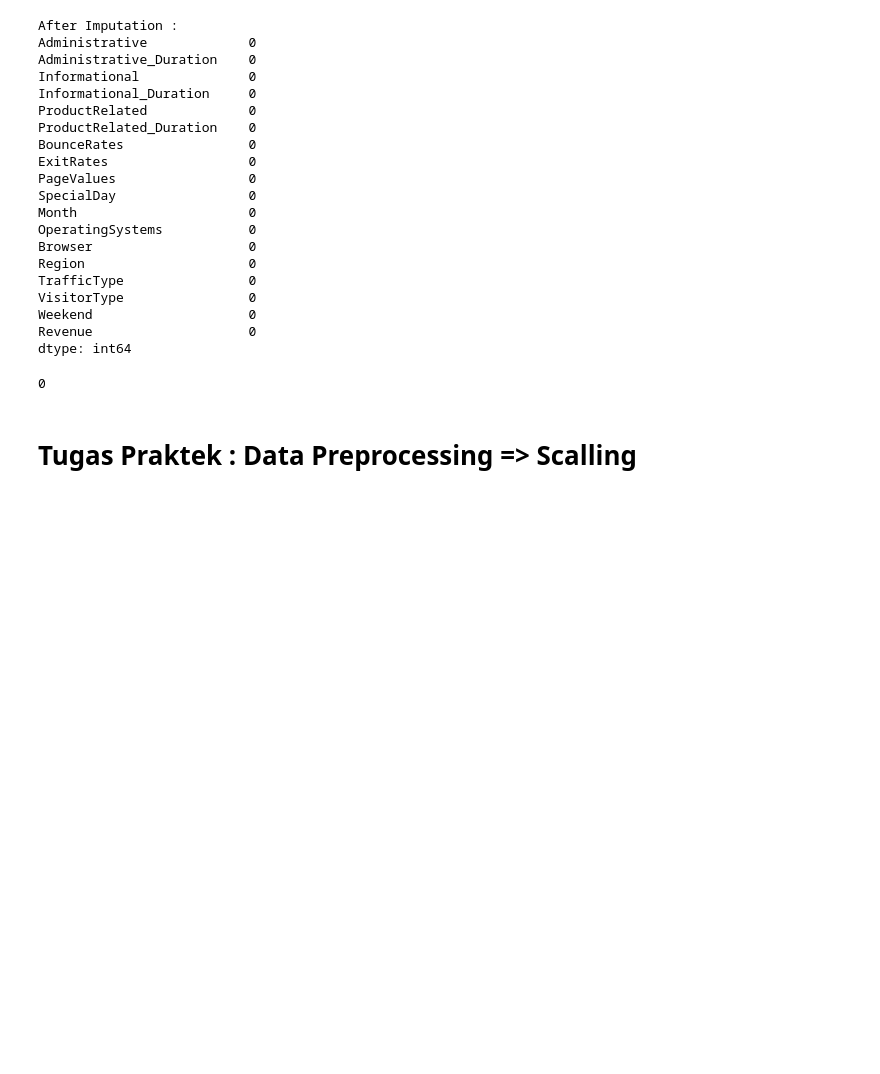
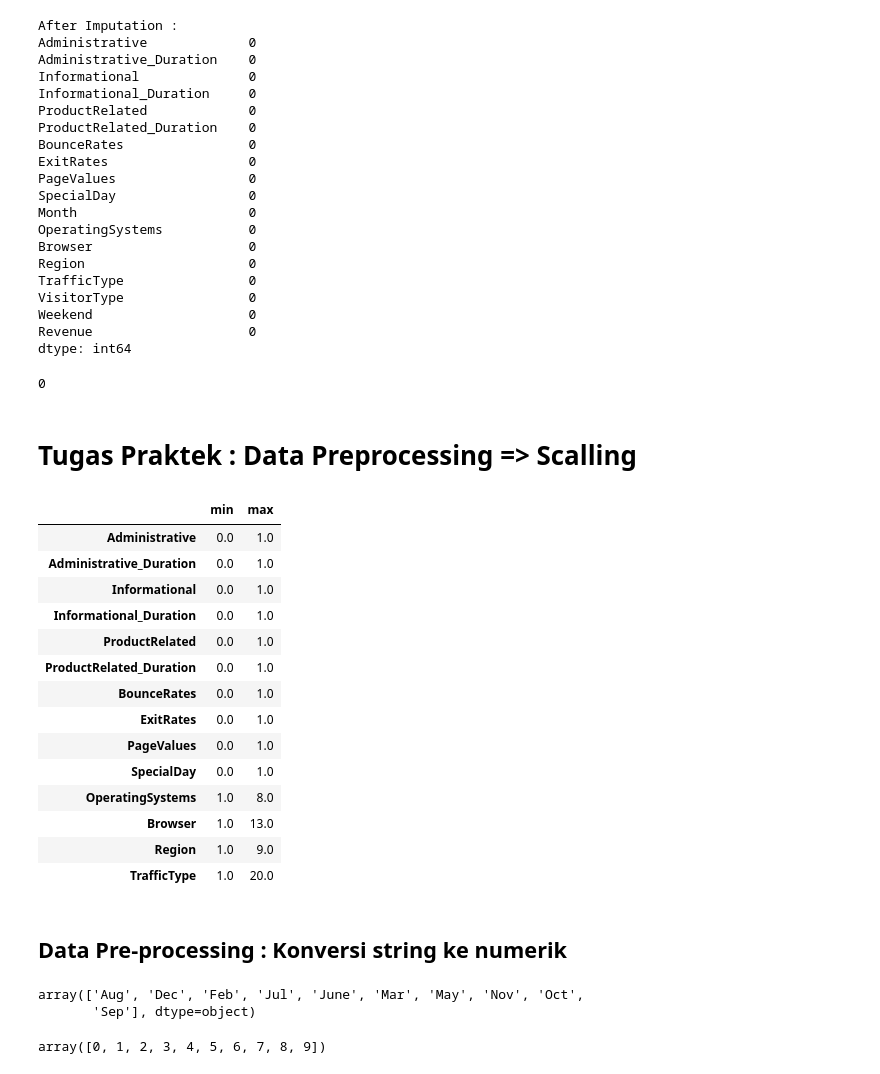
Before and after one commit to UsepSyaikalArifin/DQLab-Academy-Course-Online, a Jupyter notebook: Kelas Fundamental/Machine Learning With Python for Beginner/Jupyter Notebook/main.ipynb, the cells around one changed output. Cells and saved outputs as stored; diff of their text form; code cells hidden in the pictures; blank space fills up the shorter version.

Commit message:
Proses Data Pre-Processing Selesai

```diff
--- a/Kelas Fundamental/Machine Learning With Python for Beginner/Jupyter Notebook/main.ipynb
+++ b/Kelas Fundamental/Machine Learning With Python for Beginner/Jupyter Notebook/main.ipynb
@@ -407,13 +407,78 @@ dtype: int64
 # Tugas Praktek : Data Preprocessing => Scalling
 # %%
 import pandas as pd
+import numpy as np
 from sklearn.preprocessing import MinMaxScaler
 
 # Load dataset
 dataset = pd.read_csv("https://storage.googleapis.com/dqlab-dataset/pythonTutorial/online_raw.csv")
 dataset.fillna(dataset.mean(), inplace=True)
 
 # Define MinMaxScaler
 scaler = MinMaxScaler()
 # List all the feature that need to be scaled
-scalling_column =
+data_column = (dataset.dtypes[dataset.dtypes == np.float64]).index
+scalling_column = list(data_column)
+scalling_column.remove("SpecialDay")
+# Apply fit_transform to scale selected feature
+dataset[scalling_column] = scaler.fit_transform(dataset[scalling_column])
+# Checking min and max value of the scalling_column
+display(dataset.describe().T[["min","max"]])
+# %% [output]
+|  | min | max |
+| Administrative | 0.0 | 1.0 |
+| Administrative_Duration | 0.0 | 1.0 |
+| Informational | 0.0 | 1.0 |
+| Informational_Duration | 0.0 | 1.0 |
+| ProductRelated | 0.0 | 1.0 |
+| ProductRelated_Duration | 0.0 | 1.0 |
+| BounceRates | 0.0 | 1.0 |
+| ExitRates | 0.0 | 1.0 |
+| PageValues | 0.0 | 1.0 |
+| SpecialDay | 0.0 | 1.0 |
+| OperatingSystems | 1.0 | 8.0 |
+| Browser | 1.0 | 13.0 |
+| Region | 1.0 | 9.0 |
+| TrafficType | 1.0 | 20.0 |
+# %% [markdown]
+## Data Pre-processing : Konversi string ke numerik
+# %%
+import numpy as np
+import pandas as pd
+from sklearn.preprocessing import MinMaxScaler
+from sklearn.preprocessing import LabelEncoder
+from IPython.display import display
+
+# Load dataset
+dataset = pd.read_csv("https://storage.googleapis.com/dqlab-dataset/pythonTutorial/online_raw.csv")
+
+# Process Imputasi missing value pada dataset
+dataset.fillna(dataset.mean(), inplace=True)
+
+# Proses Scalling
+# Define MinMaxScaler
+scaler = MinMaxScaler()
+# list all the features that need to be scaled
+data_column = (dataset.dtypes[dataset.dtypes == np.float64]).index
+scalling_column = list(data_column)
+scalling_column.remove("SpecialDay")
+# Apply fit_transform to scale selected data
+dataset[scalling_column] = scaler.fit_transform(dataset[scalling_column])
+
+# Convert feature/column "Month"
+LE = LabelEncoder()
+dataset["Month"] = LE.fit_transform(dataset["Month"])
+display(LE.classes_)
+display(np.sort(dataset["Month"].unique()))
+print("")
+
+# Convert feature/column "VisitorType"
+LE = LabelEncoder()
+dataset["VisitorType"] = LE.fit_transform(dataset["VisitorType"])
+display(LE.classes_)
+print(np.sort(dataset["VisitorType"].unique()))
+print("")
+# %% [output]
+array(['Aug', 'Dec', 'Feb', 'Jul', 'June', 'Mar', 'May', 'Nov', 'Oct',
+       'Sep'], dtype=object)
+array([0, 1, 2, 3, 4, 5, 6, 7, 8, 9])
```
